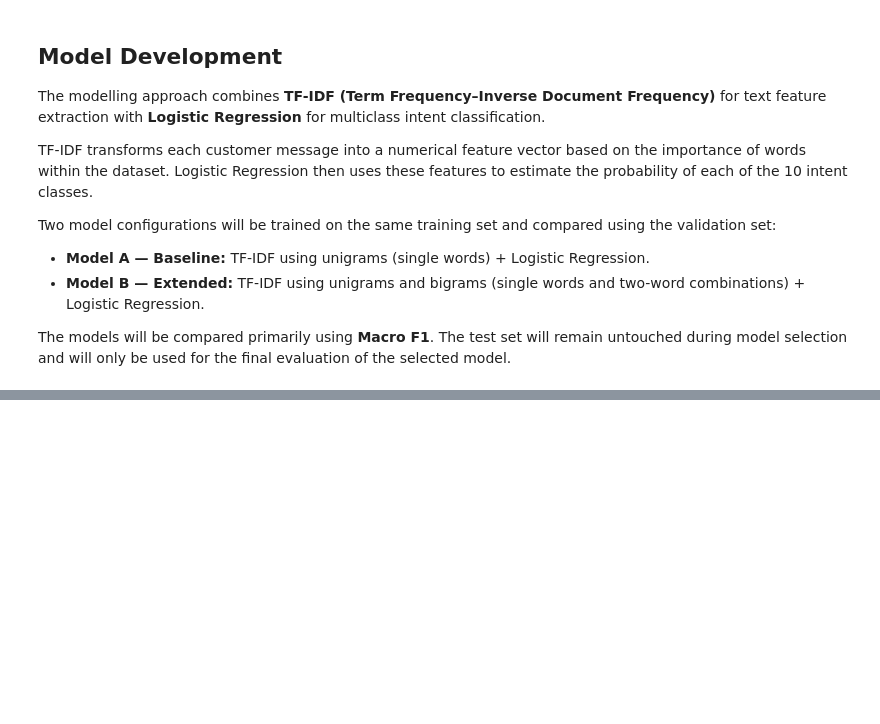
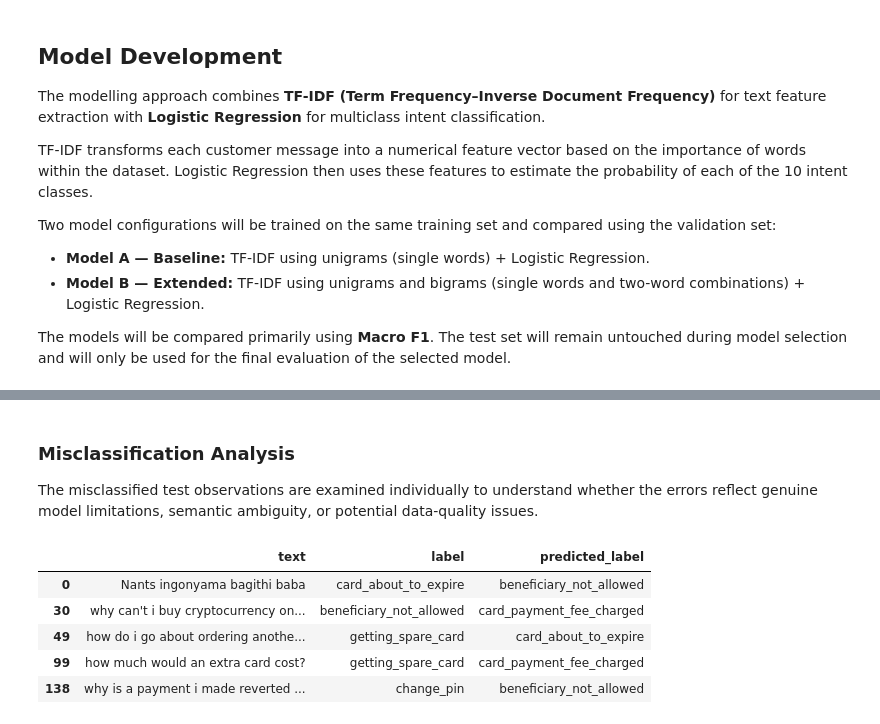
Before and after one commit to joanabutton/bankassist-triage, a Jupyter notebook: notebooks/02_modelling.ipynb, the cells around one changed output, grey strips where cells are left out. Saved outputs shown, nothing was run; the diff lists cells and outputs as text; code cells hidden in the pictures; blank space fills up the shorter version.

```diff
--- a/notebooks/02_modelling.ipynb
+++ b/notebooks/02_modelling.ipynb
@@ -141,0 +161,7 @@ The models will be compared primarily using **Macro F1**. The test set will rema
+# %%
+model_a = Pipeline([
+    ("tfidf", TfidfVectorizer(ngram_range=(1, 1))),
+    ("classifier", LogisticRegression(max_iter=1000, random_state=42))
+])
+
+model_a
@@ -141,0 +391,20 @@ The models will be compared primarily using **Macro F1**. The test set will rema
+# %% [markdown]
+### Misclassification Analysis
+
+The misclassified test observations are examined individually to understand whether the errors reflect genuine model limitations, semantic ambiguity, or potential data-quality issues.
+# %%
+misclassified = test_df.loc[
+    y_test != y_test_pred,
+    ["text", "label"]
+].copy()
+
+misclassified["predicted_label"] = y_test_pred[y_test != y_test_pred]
+
+misclassified
+# %% [output]
+|  | text | label | predicted_label |
+| 0 | Nants ingonyama bagithi baba | card_about_to_expire | beneficiary_not_allowed |
+| 30 | why can't i buy cryptocurrency on... | beneficiary_not_allowed | card_payment_fee_charged |
+| 49 | how do i go about ordering anothe... | getting_spare_card | card_about_to_expire |
+| 99 | how much would an extra card cost? | getting_spare_card | card_payment_fee_charged |
+| 138 | why is a payment i made reverted ... | change_pin | beneficiary_not_allowed |
```
Also changed, not shown: parts of 27 cells of this notebook.
